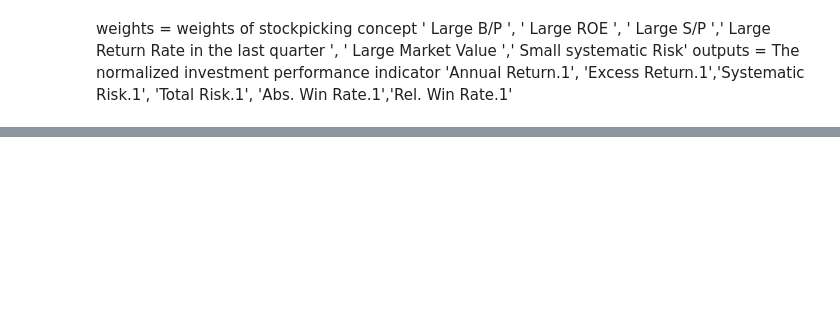
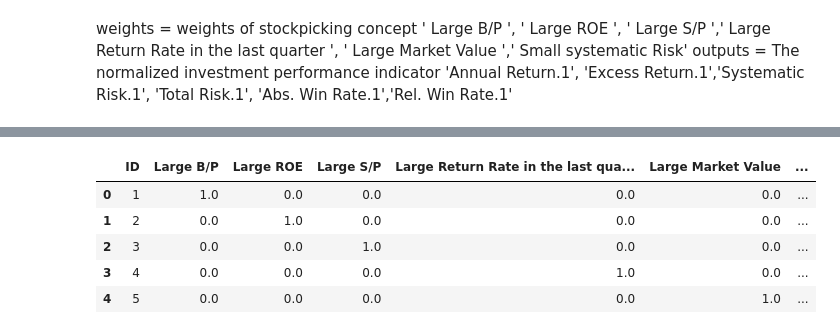
Before and after one commit to JaswanthKrishnaE/Stock-portfolio-analysis-using-multivariate-linear-regression, a Jupyter notebook: EDA.ipynb, the cells around one changed output, grey strips where cells are left out. Saved outputs shown, nothing was run; the diff lists cells and outputs as text; code cells hidden in the pictures; blank space fills up the shorter version.

```diff
--- a/EDA.ipynb
+++ b/EDA.ipynb
@@ -18 +13,11 @@ outputs = ['Annual Return.1', 'Excess Return.1','Systematic Risk.1', 'Total Risk
+# %%
+df = pd.read_excel(csvFile,"all period",skiprows=[0],usecols=[0,1,2,3,4,5,6,7,8,9,10,11,12])
+df.head()
+# %% [output]
+|  | ID | Large B/P | Large ROE | Large S/P | Large Return Rate in the last qua... | Large Market Value | ... |
+| 0 | 1 | 1.0 | 0.0 | 0.0 | 0.0 | 0.0 | ... |
+| 1 | 2 | 0.0 | 1.0 | 0.0 | 0.0 | 0.0 | ... |
+| 2 | 3 | 0.0 | 0.0 | 1.0 | 0.0 | 0.0 | ... |
+| 3 | 4 | 0.0 | 0.0 | 0.0 | 1.0 | 0.0 | ... |
+| 4 | 5 | 0.0 | 0.0 | 0.0 | 0.0 | 1.0 | ... |
 # %%
```
Also changed, not shown: parts of 25 cells of this notebook.
